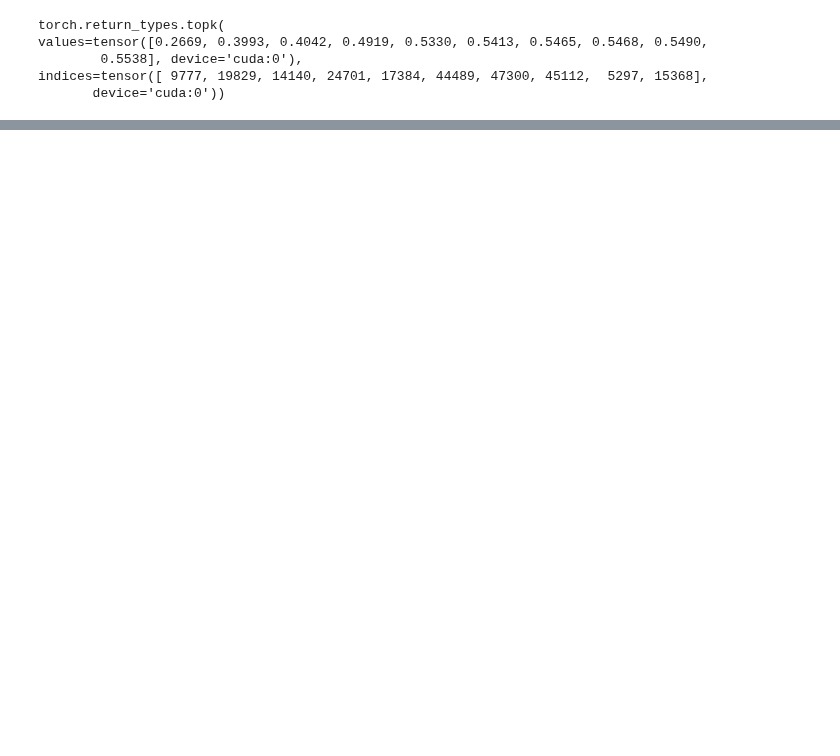
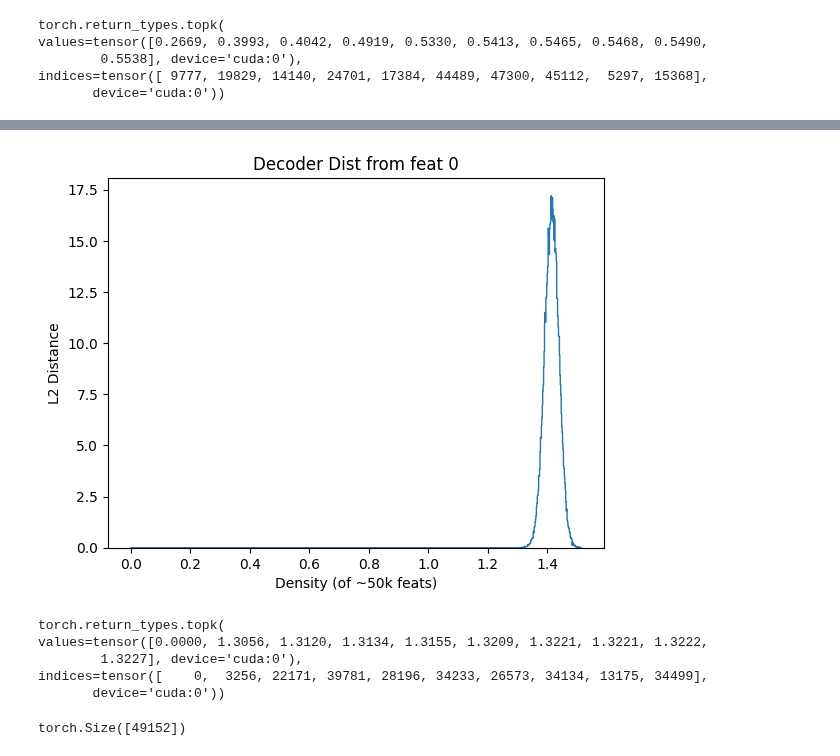
Before and after one commit to soniajoseph/ViT-Prisma, a Jupyter notebook: src/vit_prisma/sae/evals/feature_steering-get-curve.ipynb, the cells around one changed output, grey strips where cells are left out. Drawn from its saved outputs; the diff is of its cells as text; code cells hidden in the pictures; blank space fills up the shorter version.

```diff
--- a/src/vit_prisma/sae/evals/feature_steering-get-curve.ipynb
+++ b/src/vit_prisma/sae/evals/feature_steering-get-curve.ipynb
@@ -798,0 +804,20 @@ indices=tensor([ 9777, 19829, 14140, 24701, 17384, 44489, 47300, 45112,  5297, 1
+# %%
+# plt.hist(bins[:-1], bins)
+plt.hist(dec_dists_from_feat_0.T.norm(p=2, dim=0).cpu(), density=True, bins=1000, histtype='step')  # density=False would make counts
+plt.title('Decoder Dist from feat 0')
+plt.ylabel('L2 Distance')
+plt.xlabel('Density (of ~50k feats)');
+# %% [output]
+[figure, added]
+# %%
+torch.topk(dec_dists_from_feat_0.T.norm(p=2, dim=0),k=10,largest=False)
+# %% [output]
+torch.return_types.topk(
+values=tensor([0.0000, 1.3056, 1.3120, 1.3134, 1.3155, 1.3209, 1.3221, 1.3221, 1.3222,
+        1.3227], device='cuda:0'),
+indices=tensor([    0,  3256, 22171, 39781, 28196, 34233, 26573, 34134, 13175, 34499],
+       device='cuda:0'))
+# %%
+dec_dists_from_feat_0.T.norm(p=2, dim=0).shape
+# %% [output]
+torch.Size([49152])
```
Also changed, not shown: parts of 6 cells of this notebook.
